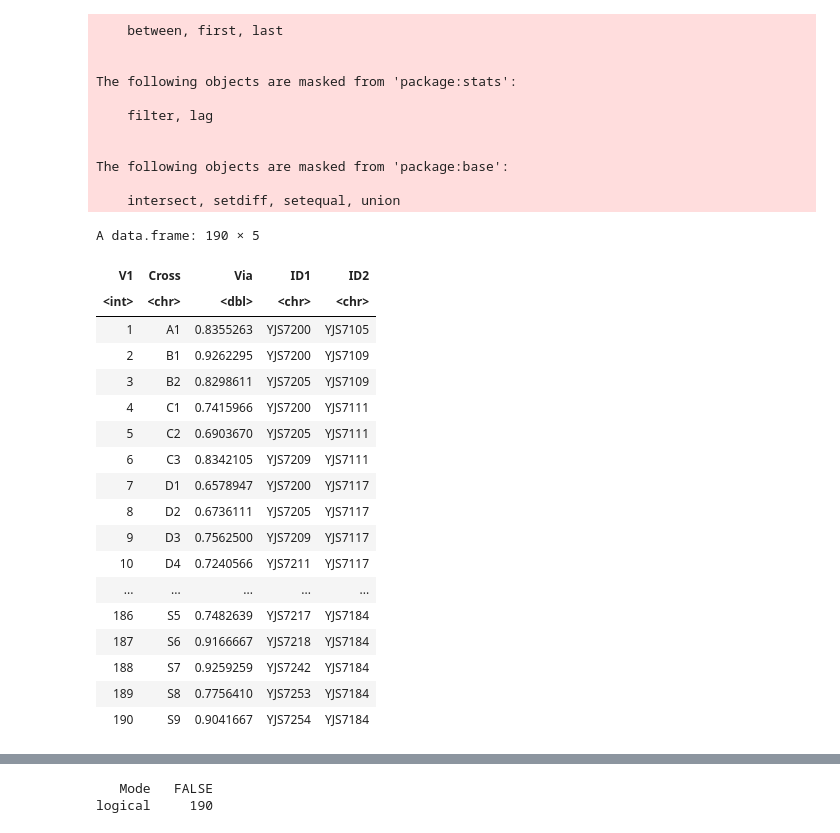
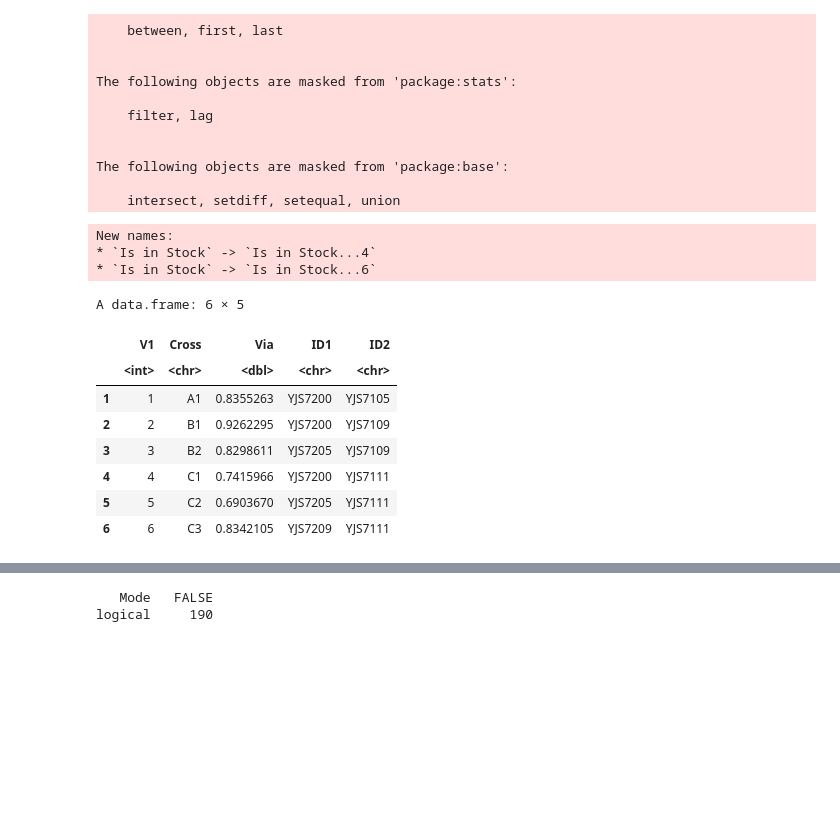
Before and after one commit to jnrunge/TRD, a Jupyter notebook: Spore viability Andreas.ipynb, the cells around one changed output, grey strips where cells are left out. Drawn from its saved outputs; the diff is of its cells as text; code cells hidden in the pictures; blank space fills up the shorter version.

```diff
--- a/Spore viability Andreas.ipynb
+++ b/Spore viability Andreas.ipynb
@@ -17,30 +17,27 @@ The following objects are masked from 'package:stats':
 The following objects are masked from 'package:base':
 
     intersect, setdiff, setequal, union
+# %%
+library(readxl)
+my_crosses=read_xlsx("~/data/trd/Crosses.xlsx", sheet=2)[,c("Short name 1", "Short name 2", "Status", "Colonies in pool")]
+# %% [output]
+New names:
+* `Is in Stock` -> `Is in Stock...4`
+* `Is in Stock` -> `Is in Stock...6`
 # %%
 data=fread("~/data/trd/spore_viability_forJan.csv", data.table=FALSE)
 data=tidyr::separate(data,CrossFull,c("ID1","ID2"),sep=" x ")
-data
+head(data)
 # %% [output]
-A data.frame: 190 × 5
+A data.frame: 6 × 5
-| V1 | Cross | Via | ID1 | ID2 |
-| <int> | <chr> | <dbl> | <chr> | <chr> |
-| 1 | A1 | 0.8355263 | YJS7200 | YJS7105 |
-| 2 | B1 | 0.9262295 | YJS7200 | YJS7109 |
-| 3 | B2 | 0.8298611 | YJS7205 | YJS7109 |
-| 4 | C1 | 0.7415966 | YJS7200 | YJS7111 |
-| 5 | C2 | 0.6903670 | YJS7205 | YJS7111 |
-| 6 | C3 | 0.8342105 | YJS7209 | YJS7111 |
-| 7 | D1 | 0.6578947 | YJS7200 | YJS7117 |
-| 8 | D2 | 0.6736111 | YJS7205 | YJS7117 |
-| 9 | D3 | 0.7562500 | YJS7209 | YJS7117 |
-| 10 | D4 | 0.7240566 | YJS7211 | YJS7117 |
-| ... | ... | ... | ... | ... |
-| 186 | S5 | 0.7482639 | YJS7217 | YJS7184 |
-| 187 | S6 | 0.9166667 | YJS7218 | YJS7184 |
-| 188 | S7 | 0.9259259 | YJS7242 | YJS7184 |
-| 189 | S8 | 0.7756410 | YJS7253 | YJS7184 |
-| 190 | S9 | 0.9041667 | YJS7254 | YJS7184 |
+|  | V1 | Cross | Via | ID1 | ID2 |
+|  | <int> | <chr> | <dbl> | <chr> | <chr> |
+| 1 | 1 | A1 | 0.8355263 | YJS7200 | YJS7105 |
+| 2 | 2 | B1 | 0.9262295 | YJS7200 | YJS7109 |
+| 3 | 3 | B2 | 0.8298611 | YJS7205 | YJS7109 |
+| 4 | 4 | C1 | 0.7415966 | YJS7200 | YJS7111 |
+| 5 | 5 | C2 | 0.6903670 | YJS7205 | YJS7111 |
+| 6 | 6 | C3 | 0.8342105 | YJS7209 | YJS7111 |
 # %%
 hist(data$Via)
 # %% [output]
```
Also changed, not shown: parts of 6 cells of this notebook, 1 other file.
